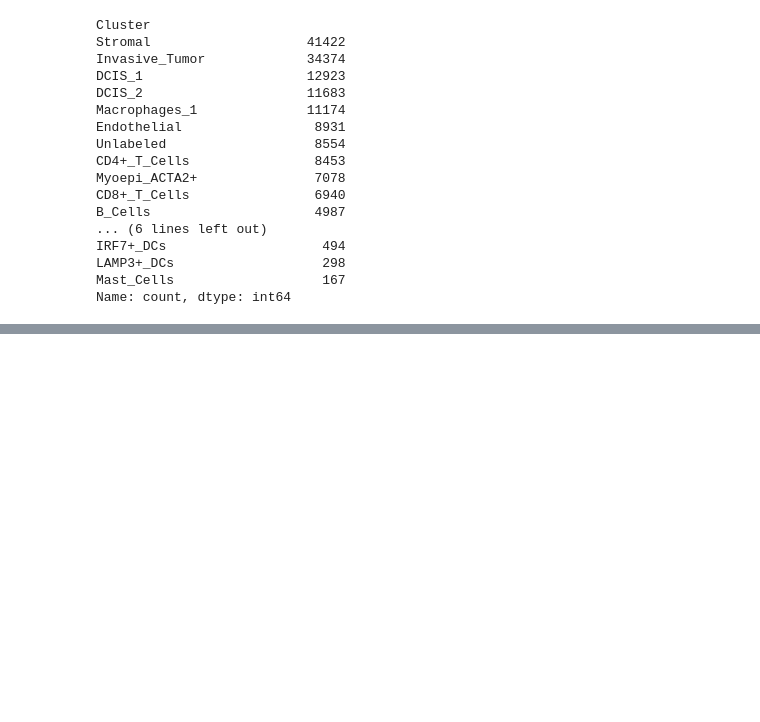
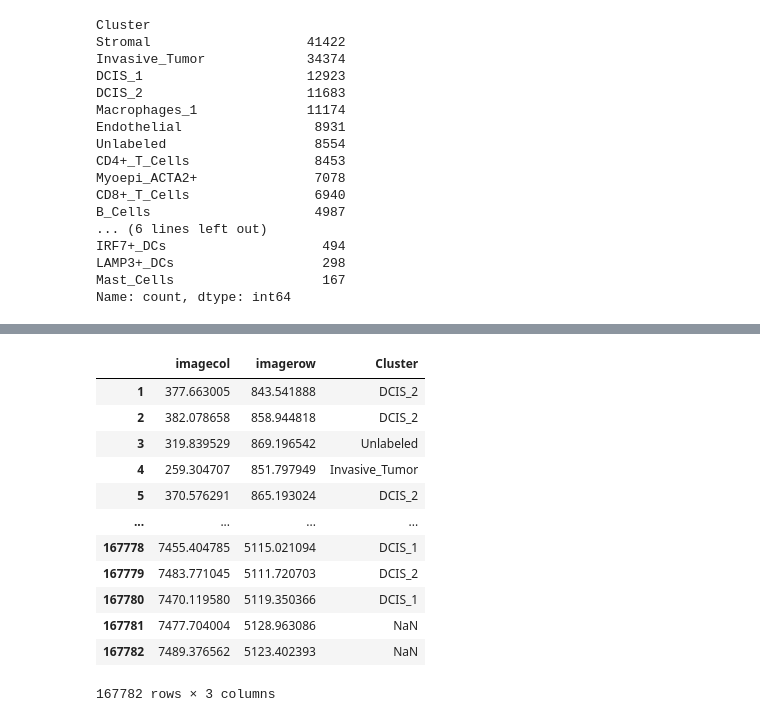
Before and after one commit to RyosukeNomural/SpatialCompassV, a Jupyter notebook: docs/tutorials/cell_analysis/index-Copy1.ipynb, the cells around one changed output, grey strips where cells are left out. Cells and saved outputs as stored; diff of their text form; code cells hidden in the pictures; blank space fills up the shorter version.

```diff
--- a/docs/tutorials/cell_analysis/index-Copy1.ipynb
+++ b/docs/tutorials/cell_analysis/index-Copy1.ipynb
@@ -505,0 +572,16 @@ Name: count, dtype: int64
+# %%
+cell_df
+# %% [output]
+|  | imagecol | imagerow | Cluster |
+| 1 | 377.663005 | 843.541888 | DCIS_2 |
+| 2 | 382.078658 | 858.944818 | DCIS_2 |
+| 3 | 319.839529 | 869.196542 | Unlabeled |
+| 4 | 259.304707 | 851.797949 | Invasive_Tumor |
+| 5 | 370.576291 | 865.193024 | DCIS_2 |
+| ... | ... | ... | ... |
+| 167778 | 7455.404785 | 5115.021094 | DCIS_1 |
+| 167779 | 7483.771045 | 5111.720703 | DCIS_2 |
+| 167780 | 7470.119580 | 5119.350366 | DCIS_1 |
+| 167781 | 7477.704004 | 5128.963086 | NaN |
+| 167782 | 7489.376562 | 5123.402393 | NaN |
+167782 rows × 3 columns
```
Also changed, not shown: parts of 9 cells of this notebook, 3 other files.
